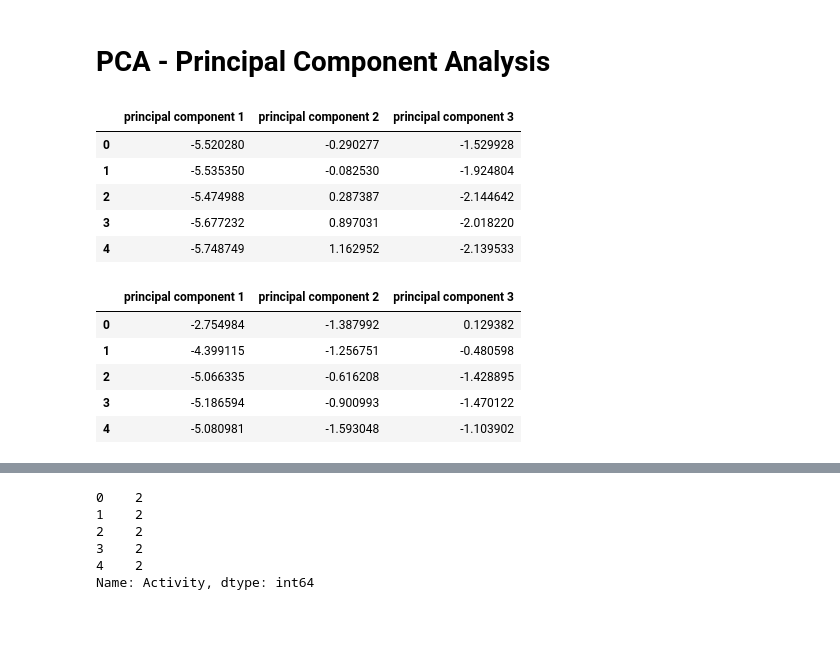
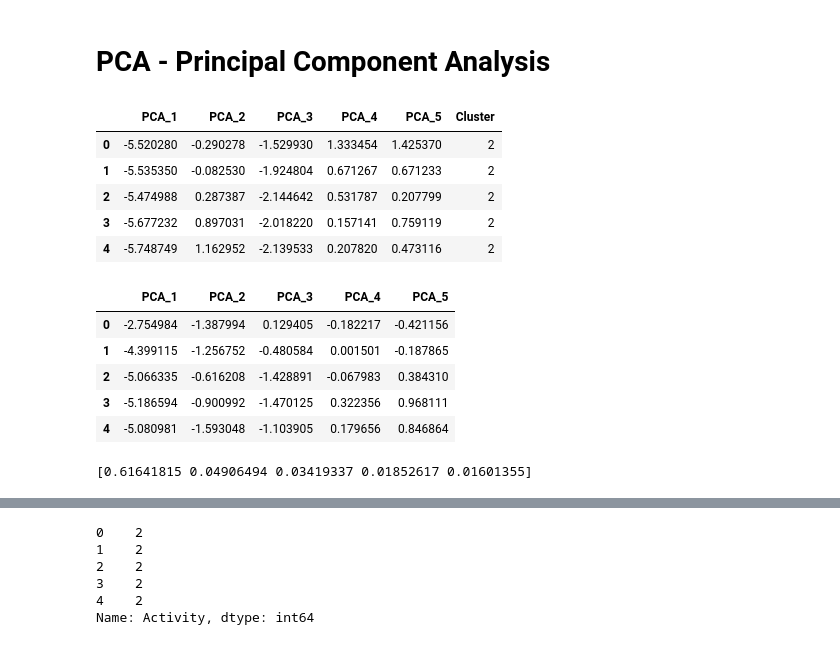
Before and after one commit to amhurtad/DS3-Human-Phone-Activity, a Jupyter notebook: DS3_Project.ipynb, the cells around one changed output, grey strips where cells are left out. Saved outputs shown, nothing was run; the diff lists cells and outputs as text; code cells hidden in the pictures.

```diff
--- a/DS3_Project.ipynb
+++ b/DS3_Project.ipynb
@@ -281,7 +285,7 @@ plt.show()
 #Start my importing the necessary library
 from sklearn.decomposition import PCA
 # %%
-pca = PCA(n_components = 3)
+pca = PCA(n_components = 5)
 # %%
 #Now we have to extract only the independent variables
 x_train_pca = df_training.iloc[:,:-2]
@@ -292,25 +296,31 @@ train_components = pca.fit_transform(x_train_pca)
 test_components = pca.fit_transform(x_test_pca)
 # %%
 #Let's look at our pca features for training set
-pca_train_df = pd.DataFrame(data = train_components, columns = ['principal component 1', 'principal component 2',
-                                                    'principal component 3'] )
+pca_train_df = pd.DataFrame(data = train_components, columns = ['PCA_1', 'PCA_2',
+                                                    'PCA_3', 'PCA_4', 'PCA_5'] )
+pca_train_df['Cluster'] = df_training.iloc[:,-1]
 pca_train_df.head()
 # %% [output]
-|  | principal component 1 | principal component 2 | principal component 3 |
-| 0 | -5.520280 | -0.290277 | -1.529928 |
-| 1 | -5.535350 | -0.082530 | -1.924804 |
-| 2 | -5.474988 | 0.287387 | -2.144642 |
-| 3 | -5.677232 | 0.897031 | -2.018220 |
-| 4 | -5.748749 | 1.162952 | -2.139533 |
+|  | PCA_1 | PCA_2 | PCA_3 | PCA_4 | PCA_5 | Cluster |
+| 0 | -5.520280 | -0.290278 | -1.529930 | 1.333454 | 1.425370 | 2 |
+| 1 | -5.535350 | -0.082530 | -1.924804 | 0.671267 | 0.671233 | 2 |
+| 2 | -5.474988 | 0.287387 | -2.144642 | 0.531787 | 0.207799 | 2 |
+| 3 | -5.677232 | 0.897031 | -2.018220 | 0.157141 | 0.759119 | 2 |
+| 4 | -5.748749 | 1.162952 | -2.139533 | 0.207820 | 0.473116 | 2 |
 # %%
 #Now for the test set
-pca_test_df = pd.DataFrame(data = test_components, columns = ['principal component 1', 'principal component 2',
-                                                    'principal component 3'] )
+pca_test_df = pd.DataFrame(data = test_components, columns = ['PCA_1', 'PCA_2',
+                                                    'PCA_3', 'PCA_4', 'PCA_5'] )
 pca_test_df.head()
 # %% [output]
-|  | principal component 1 | principal component 2 | principal component 3 |
-| 0 | -2.754984 | -1.387992 | 0.129382 |
-| 1 | -4.399115 | -1.256751 | -0.480598 |
-| 2 | -5.066335 | -0.616208 | -1.428895 |
-| 3 | -5.186594 | -0.900993 | -1.470122 |
-| 4 | -5.080981 | -1.593048 | -1.103902 |
+|  | PCA_1 | PCA_2 | PCA_3 | PCA_4 | PCA_5 |
+| 0 | -2.754984 | -1.387994 | 0.129405 | -0.182217 | -0.421156 |
+| 1 | -4.399115 | -1.256752 | -0.480584 | 0.001501 | -0.187865 |
+| 2 | -5.066335 | -0.616208 | -1.428891 | -0.067983 | 0.384310 |
+| 3 | -5.186594 | -0.900992 | -1.470125 | 0.322356 | 0.968111 |
+| 4 | -5.080981 | -1.593048 | -1.103905 | 0.179656 | 0.846864 |
+# %%
+#Returns the variance explained by each principal component
+print(pca.explained_variance_ratio_)
+# %% [output]
+[0.61641815 0.04906494 0.03419337 0.01852617 0.01601355]
```
Also changed, not shown: parts of 13 cells of this notebook.
